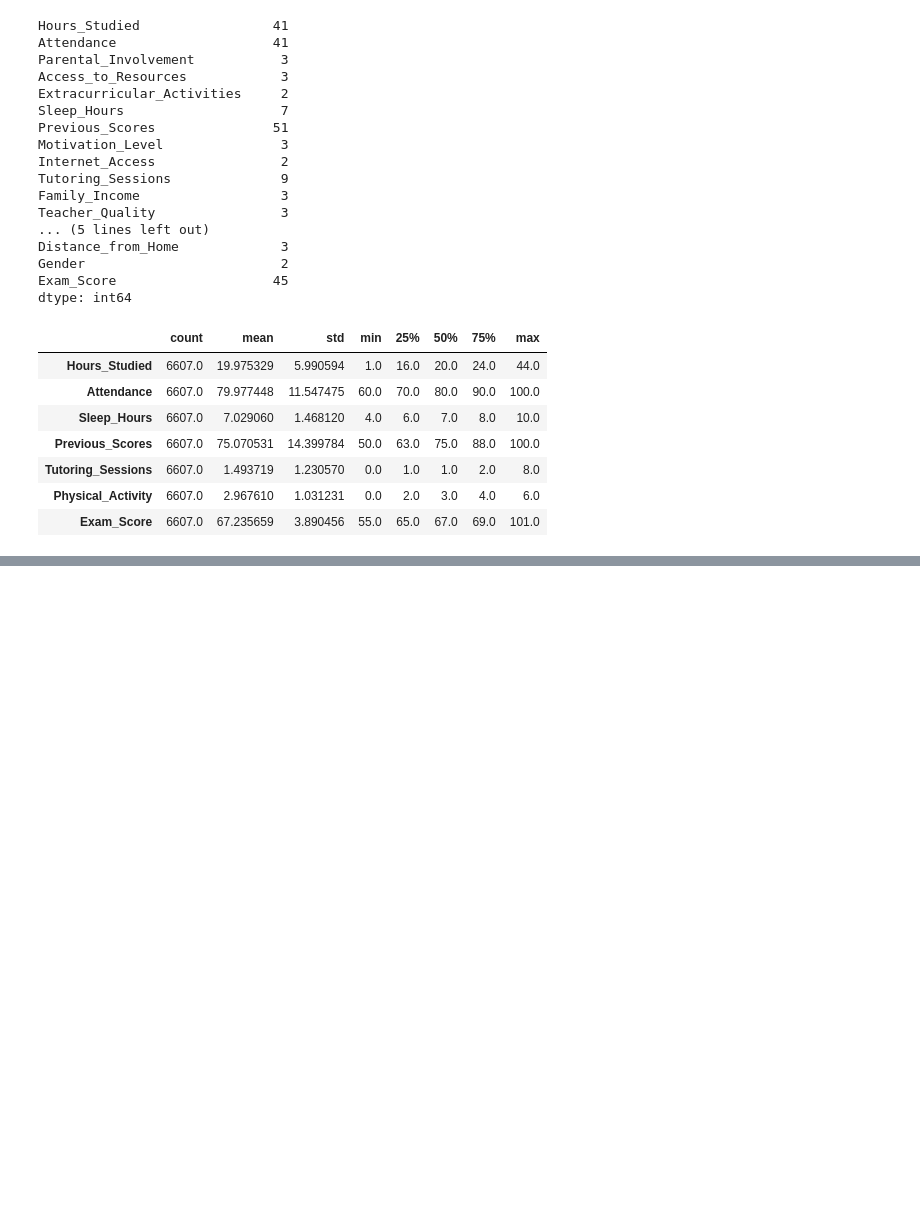
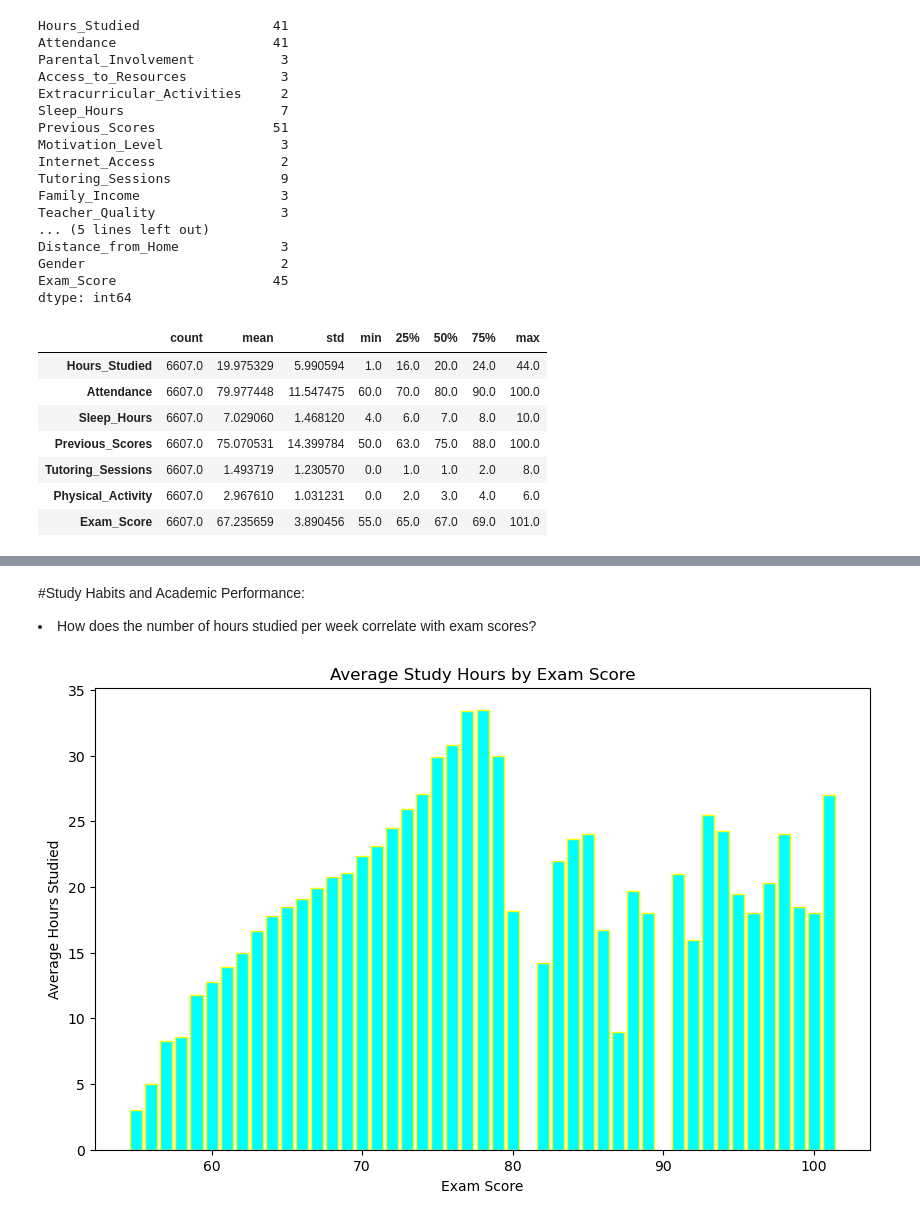
Before and after one commit to ThomasShikalepo/Data-Analysis, a Jupyter notebook: StudentPeromanceFactors.ipynb, the cells around one changed output, grey strips where cells are left out. Cells and saved outputs as stored; diff of their text form; code cells hidden in the pictures; blank space fills up the shorter version.

```diff
--- a/StudentPeromanceFactors.ipynb
+++ b/StudentPeromanceFactors.ipynb
@@ -91,0 +153,16 @@ df.describe().T
+# %% [markdown]
+#Study Habits and Academic Performance:
+<li>	How does the number of hours studied per week correlate with exam scores?
+# %%
+# Grouping data by 'Exam_Score' and calculating the mean 'Hours_Studied'
+grouped_data = df.groupby('Exam_Score')['Hours_Studied'].mean()
+
+# Creating a bar chart
+plt.figure(figsize=(10, 6))
+plt.bar(grouped_data.index, grouped_data, color='aqua', edgecolor='yellow')
+plt.title('Average Study Hours by Exam Score')
+plt.xlabel('Exam Score')
+plt.ylabel('Average Hours Studied')
+plt.show()
+# %% [output]
+[figure, added]
```
Also changed, not shown: parts of 10 cells of this notebook.
